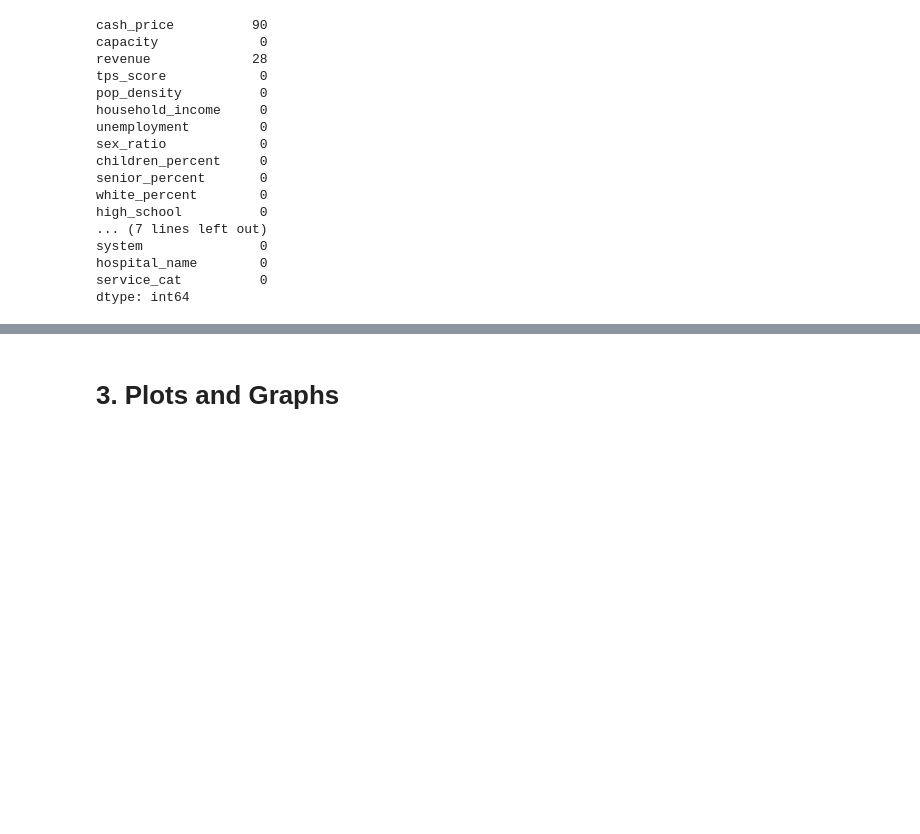
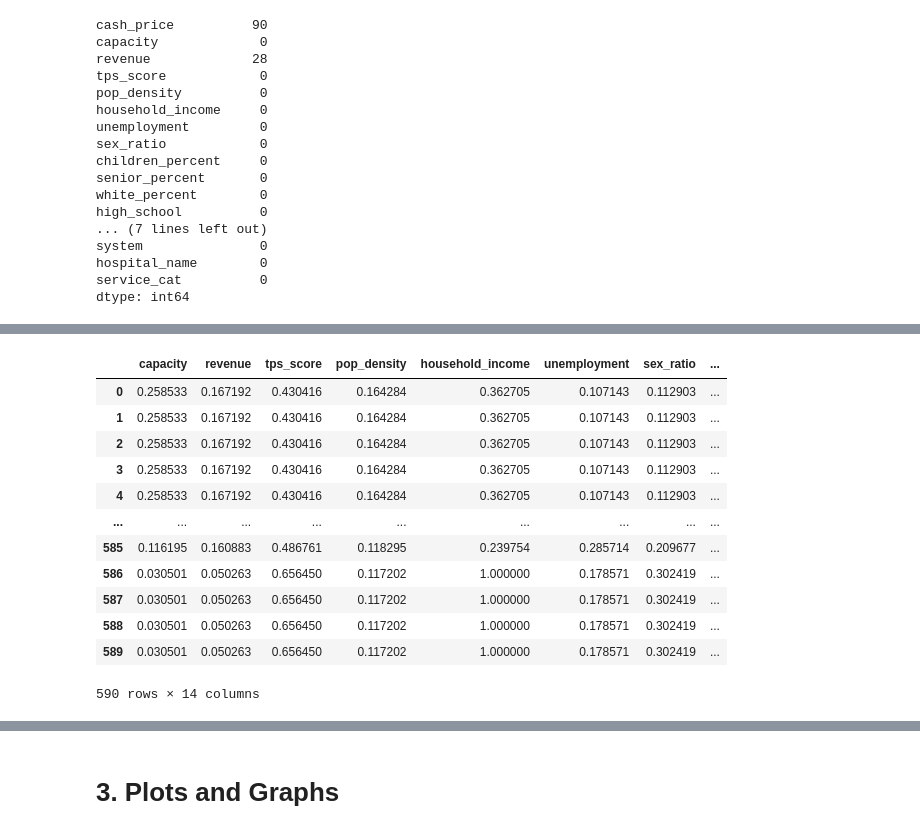
Before and after one commit to junting-huang/ds4a_project, a Jupyter notebook: regression_model.ipynb, the cells around one changed output, grey strips where cells are left out. Cells and saved outputs as stored; diff of their text form; code cells hidden in the pictures; blank space fills up the shorter version.

```diff
--- a/regression_model.ipynb
+++ b/regression_model.ipynb
@@ -522,0 +556,19 @@ dtype: int64
+# %%
+from sklearn.impute import KNNImputer
+imputer = KNNImputer(n_neighbors=5)
+df_dash_imp = pd.DataFrame(imputer.fit_transform(df_dash_imp),columns = df_dash_imp.columns)
+df_dash_imp
+# %% [output]
+|  | capacity | revenue | tps_score | pop_density | household_income | unemployment | sex_ratio | ... |
+| 0 | 0.258533 | 0.167192 | 0.430416 | 0.164284 | 0.362705 | 0.107143 | 0.112903 | ... |
+| 1 | 0.258533 | 0.167192 | 0.430416 | 0.164284 | 0.362705 | 0.107143 | 0.112903 | ... |
+| 2 | 0.258533 | 0.167192 | 0.430416 | 0.164284 | 0.362705 | 0.107143 | 0.112903 | ... |
+| 3 | 0.258533 | 0.167192 | 0.430416 | 0.164284 | 0.362705 | 0.107143 | 0.112903 | ... |
+| 4 | 0.258533 | 0.167192 | 0.430416 | 0.164284 | 0.362705 | 0.107143 | 0.112903 | ... |
+| ... | ... | ... | ... | ... | ... | ... | ... | ... |
+| 585 | 0.116195 | 0.160883 | 0.486761 | 0.118295 | 0.239754 | 0.285714 | 0.209677 | ... |
+| 586 | 0.030501 | 0.050263 | 0.656450 | 0.117202 | 1.000000 | 0.178571 | 0.302419 | ... |
+| 587 | 0.030501 | 0.050263 | 0.656450 | 0.117202 | 1.000000 | 0.178571 | 0.302419 | ... |
+| 588 | 0.030501 | 0.050263 | 0.656450 | 0.117202 | 1.000000 | 0.178571 | 0.302419 | ... |
+| 589 | 0.030501 | 0.050263 | 0.656450 | 0.117202 | 1.000000 | 0.178571 | 0.302419 | ... |
+590 rows × 14 columns
```
Also changed, not shown: parts of 23 cells of this notebook.
